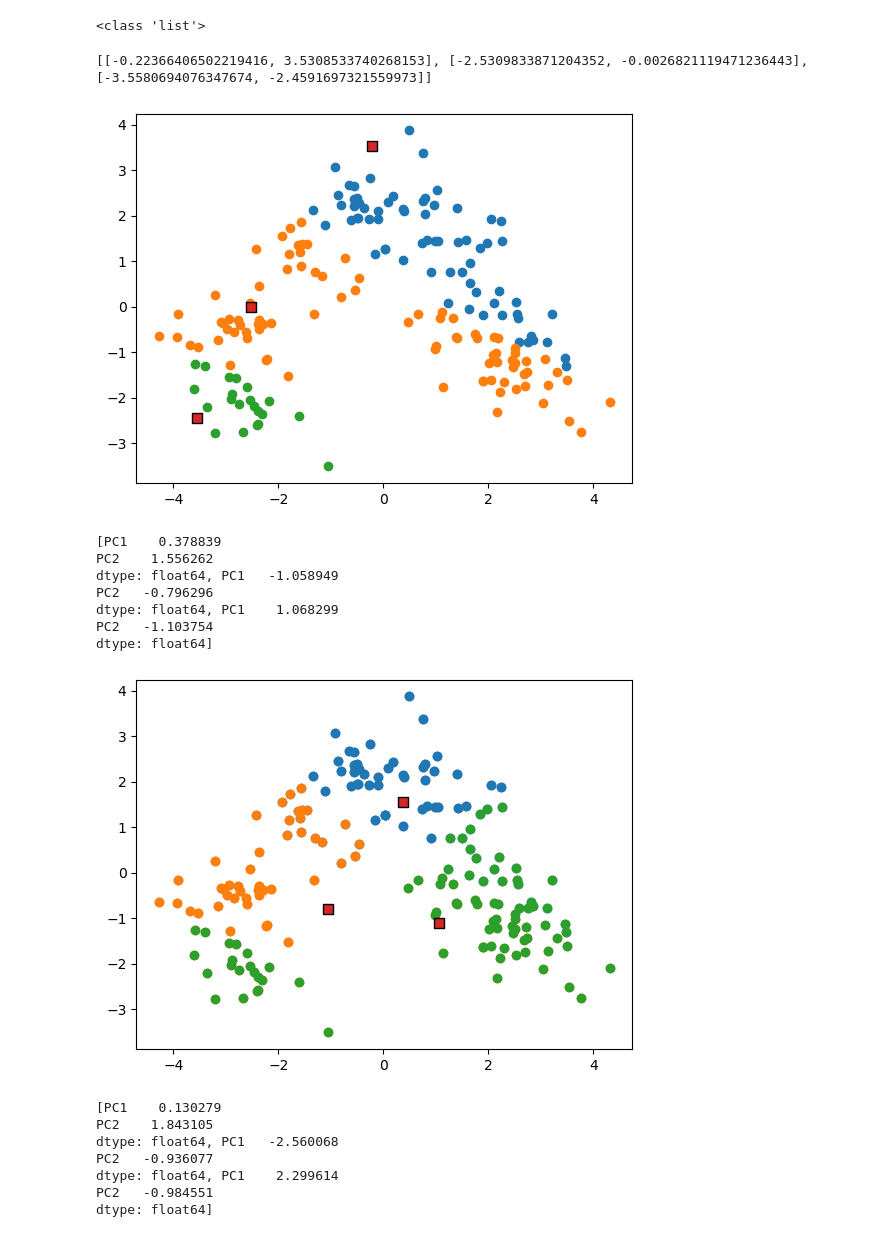
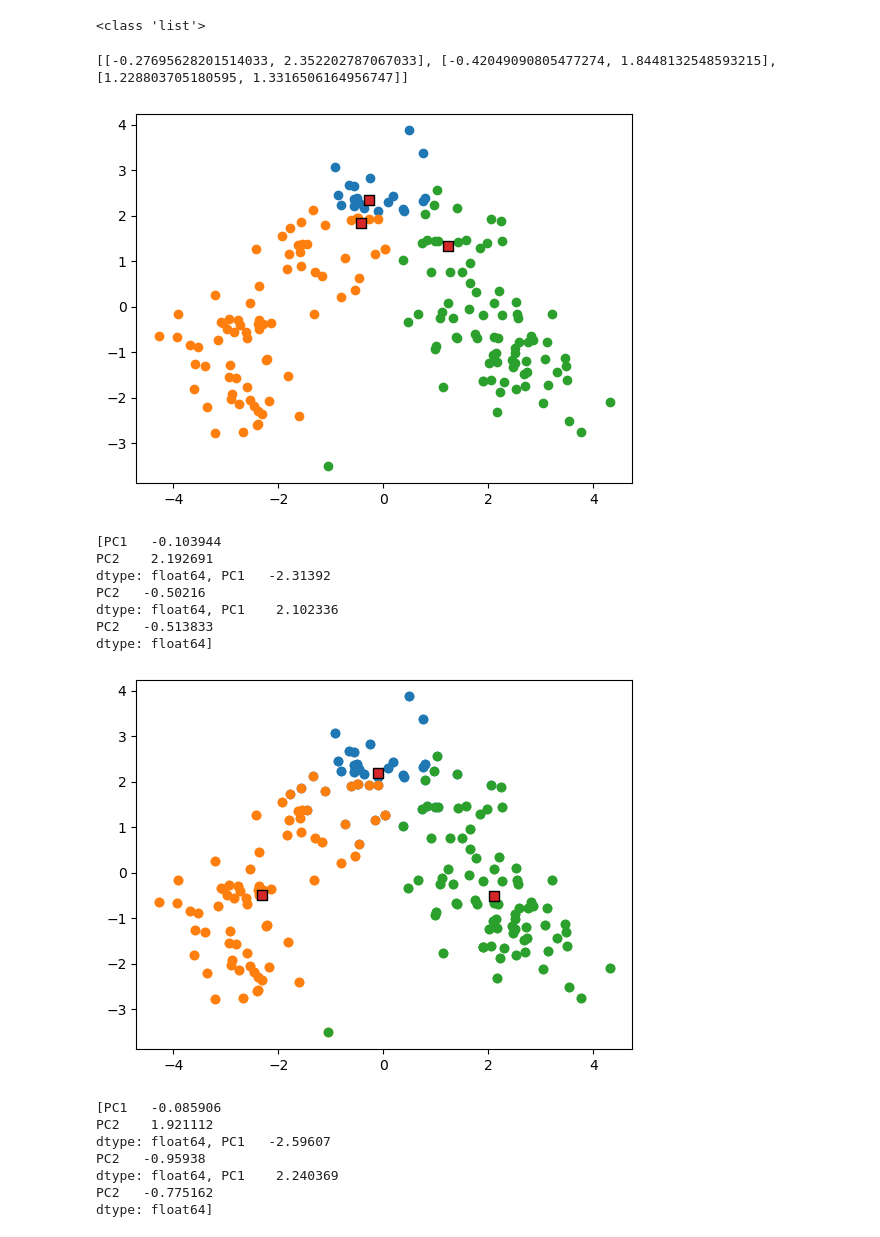
Before and after one commit to Stickkan/Lab-3, a Jupyter notebook: labb3.ipynb, the cells around one changed output. Saved outputs shown, nothing was run; the diff lists cells and outputs as text; code cells hidden in the pictures.

```diff
--- a/labb3.ipynb
+++ b/labb3.ipynb
@@ -169,49 +169,50 @@ zero_list_x_values, zero_list_y_values, one_list_x_values, one_list_y_values, tw
 
 scatter_data(zero_list_x_values, zero_list_y_values, one_list_x_values, one_list_y_values, two_list_x_values, two_list_y_values, centroids)
 
-
+centroid_lists = [zero_list, one_list,two_list]
+new_centroid = new_centroids(centroid_lists, num_dims, num_centroids)
 while True:
 
     for point in range(0, len(pca_data)):
         distance, index= smallest_centroid_distance(pca_data.astype(float).iloc[point,0:num_dims].T, new_centroid, num_dims)
 
         if index == 0:
             zero_list.append(pca_data.astype(float).iloc[point,0:num_dims].T)
         elif index == 1:
             one_list.append(pca_data.astype(float).iloc[point,0:num_dims].T)
         elif index ==2:
             two_list.append(pca_data.astype(float).iloc[point,0:num_dims].T)
 
     centroid_lists = [zero_list, one_list,two_list]
 
     zero_list_x_values, zero_list_y_values, one_list_x_values, one_list_y_values, two_list_x_values, two_list_y_values = sort_x_y_values(zero_list, one_list, two_list)
 
     new_centroid = new_centroids(centroid_lists, num_dims, num_centroids)
     print(new_centroid)
 
     scatter_data(zero_list_x_values, zero_list_y_values, one_list_x_values, one_list_y_values, two_list_x_values, two_list_y_values, new_centroid)
 
     zero_list = []
     two_list = []
     one_list = []
     if(compare_centroids(new_centroid, last_centroids) == 1):
         break
     last_centroids = new_centroid
 # %% [output]
-[[-0.22366406502219416, 3.5308533740268153], [-2.5309833871204352, -0.0026821119471236443], [-3.5580694076347674, -2.4591697321559973]]
+[[-0.27695628201514033, 2.352202787067033], [-0.42049090805477274, 1.8448132548593215], [1.228803705180595, 1.3316506164956747]]
-[figure, old version]
+[figure, new version]
-[PC1    0.378839
-PC2    1.556262
-dtype: float64, PC1   -1.058949
-PC2   -0.796296
-dtype: float64, PC1    1.068299
-PC2   -1.103754
+[PC1   -0.103944
+PC2    2.192691
+dtype: float64, PC1   -2.31392
+PC2   -0.50216
+dtype: float64, PC1    2.102336
+PC2   -0.513833
 dtype: float64]
-[figure, old version]
+[figure, new version]
-[PC1    0.130279
-PC2    1.843105
-dtype: float64, PC1   -2.560068
-PC2   -0.936077
-dtype: float64, PC1    2.299614
-PC2   -0.984551
+[PC1   -0.085906
+PC2    1.921112
+dtype: float64, PC1   -2.59607
+PC2   -0.95938
+dtype: float64, PC1    2.240369
+PC2   -0.775162
 dtype: float64]
```
Also changed, not shown: parts of 1 cell of this notebook.
